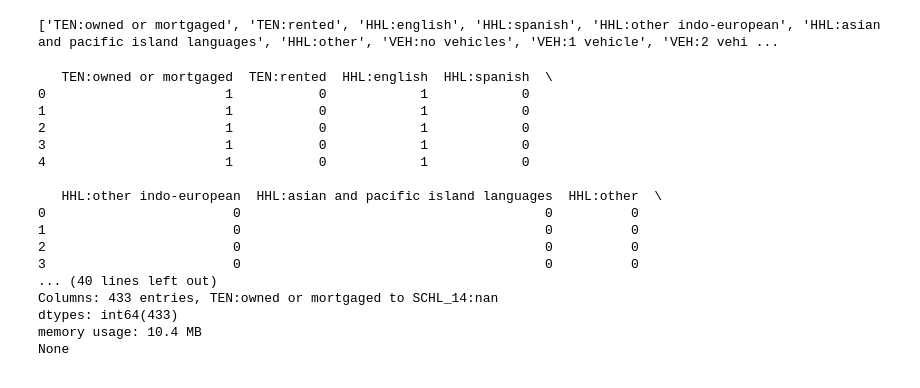
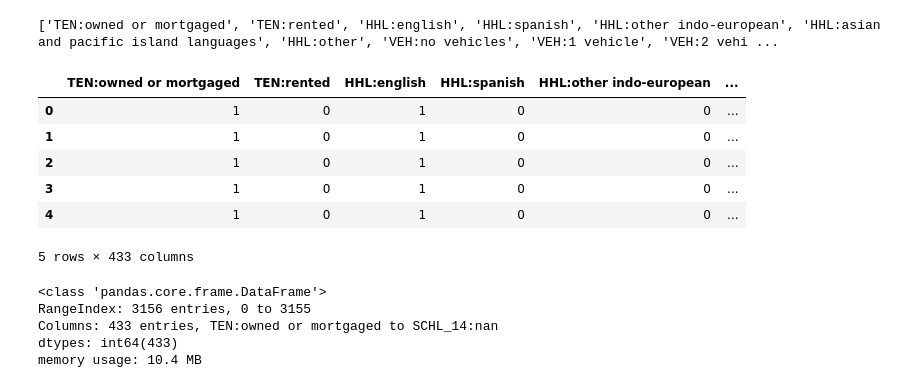
Before and after one commit to fabi-kb/GNN_Project, a Jupyter notebook: data_prep.ipynb, the cells around one changed output. Cells and saved outputs as stored; diff of their text form; code cells hidden in the pictures.

```diff
--- a/data_prep.ipynb
+++ b/data_prep.ipynb
@@ -287,27 +287,24 @@ df_onehot = pd.concat([df_non_pivot, df_pivoted], axis=1)
 print(list(df_onehot.columns))
 # %% [output]
 ['TEN:owned or mortgaged', 'TEN:rented', 'HHL:english', 'HHL:spanish', 'HHL:other indo-european', 'HHL:asian and pacific island languages', 'HHL:other', 'VEH:no vehicles', 'VEH:1 vehicle', 'VEH:2 vehi ...
-# %%
-print(df_onehot.head())
-print(df_onehot.info())
-# %% [output]
-   TEN:owned or mortgaged  TEN:rented  HHL:english  HHL:spanish  \
-0                       1           0            1            0
-1                       1           0            1            0
-2                       1           0            1            0
-3                       1           0            1            0
-4                       1           0            1            0
-
-   HHL:other indo-european  HHL:asian and pacific island languages  HHL:other  \
-0                        0                                       0          0
-1                        0                                       0          0
-2                        0                                       0          0
-3                        0                                       0          0
-... (40 lines left out)
-Columns: 433 entries, TEN:owned or mortgaged to SCHL_14:nan
-dtypes: int64(433)
-memory usage: 10.4 MB
-None
+# %%
+df_onehot.head()
+# %% [output]
+|  | TEN:owned or mortgaged | TEN:rented | HHL:english | HHL:spanish | HHL:other indo-european | ... |
+| 0 | 1 | 0 | 1 | 0 | 0 | ... |
+| 1 | 1 | 0 | 1 | 0 | 0 | ... |
+| 2 | 1 | 0 | 1 | 0 | 0 | ... |
+| 3 | 1 | 0 | 1 | 0 | 0 | ... |
+| 4 | 1 | 0 | 1 | 0 | 0 | ... |
+5 rows × 433 columns
+# %%
+df_onehot.info()
+# %% [output]
+<class 'pandas.core.frame.DataFrame'>
+RangeIndex: 3156 entries, 0 to 3155
+Columns: 433 entries, TEN:owned or mortgaged to SCHL_14:nan
+dtypes: int64(433)
+memory usage: 10.4 MB
 # %%
 # drop zero columns
 #df_onehot = df_onehot.loc[:, (df_onehot.sum() != 0)]
```
Also changed, not shown: parts of 1 cell of this notebook, 25 other files.
